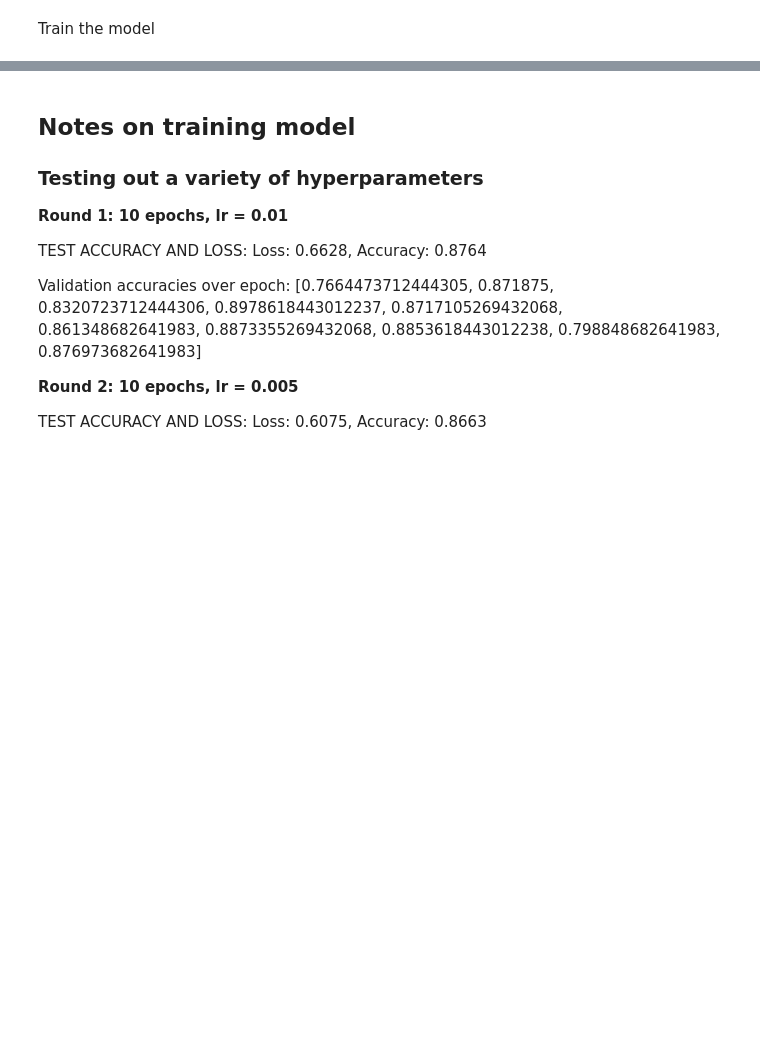
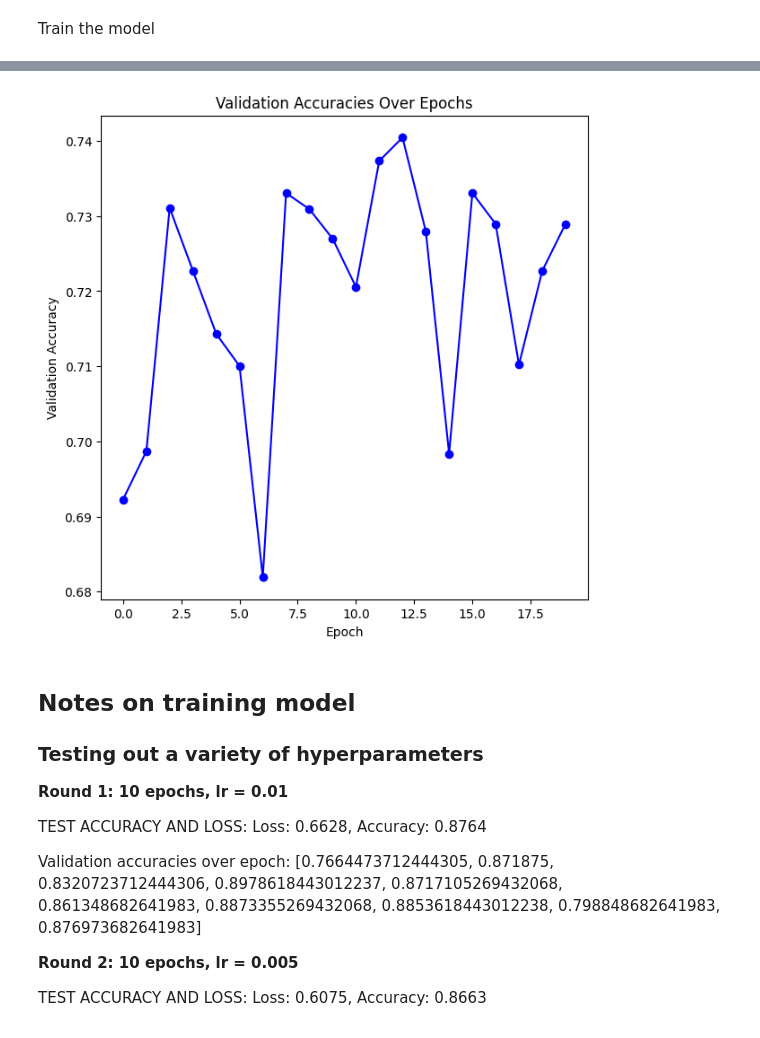
Before and after one commit to mayan9868/final_project1291, a Jupyter notebook: FinalProject1291.ipynb, the cells around one changed output, grey strips where cells are left out. Drawn from its saved outputs; the diff is of its cells as text; code cells hidden in the pictures; blank space fills up the shorter version.

```diff
--- a/FinalProject1291.ipynb
+++ b/FinalProject1291.ipynb
@@ -427,3 +407,12 @@ Validation accuracies over epoch:
+# %%
+# Plot the validation accuracy over time
+plt.plot(val_accs, marker='o', linestyle='-', color='b', label='Validation Accuracy')
+plt.xlabel('Epoch')
+plt.ylabel('Validation Accuracy')
+plt.title('Validation Accuracies Over Epochs')
+plt.show()
+# %% [output]
+[figure, added]
 # %% [markdown]
 ## **Notes on training model**
 
```
Also changed, not shown: parts of 14 cells of this notebook.
